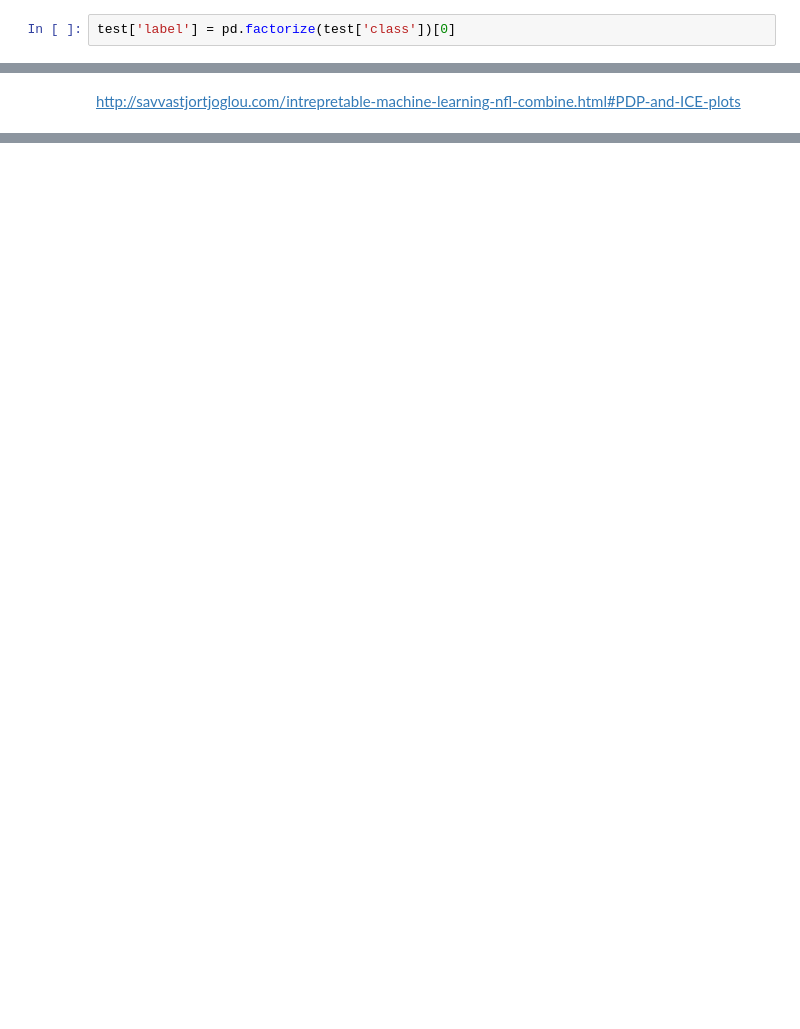
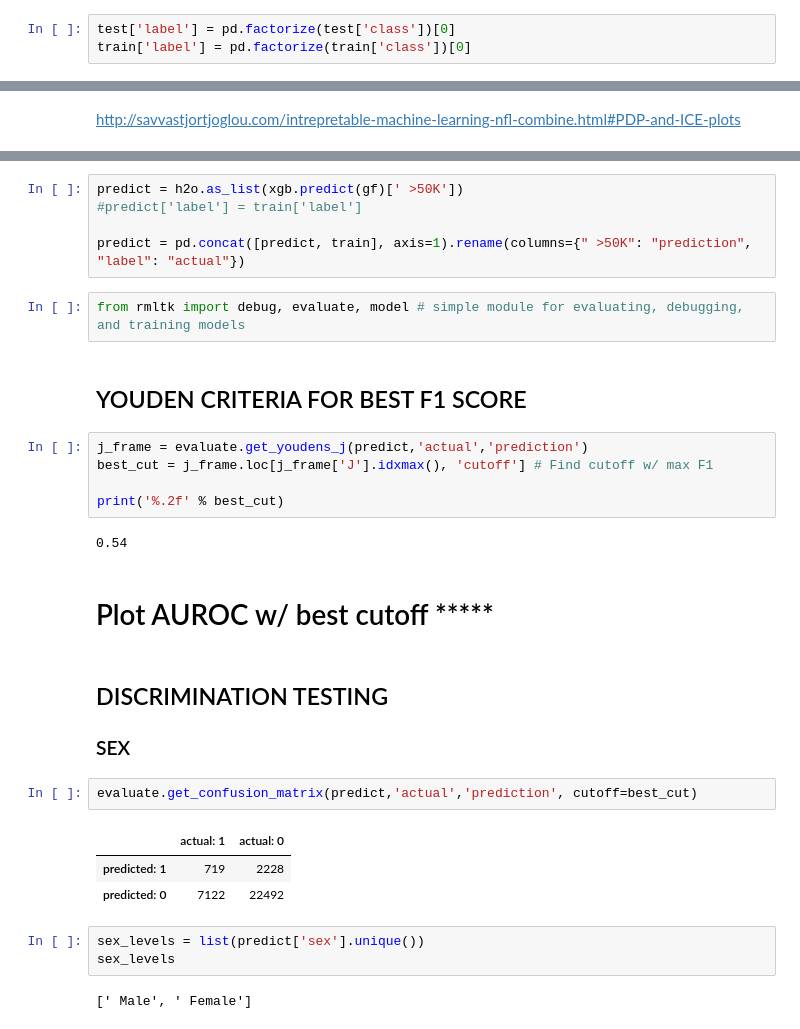
Before and after one commit to avecsally/Discover_Discriminatory_Bias_in_High_Accuracy_Models_Embedded_in_Machine_Learning_Algorithms, a Jupyter notebook: paper.ipynb, the cells around one changed output, grey strips where cells are left out. Drawn from its saved outputs; the diff is of its cells as text; blank space fills up the shorter version.

```diff
--- a/paper.ipynb
+++ b/paper.ipynb
@@ -790,6 +798,7 @@ Give actual class lables:
 class_dict = {0:'<=50K', 1:'>50K'}
 # %%
 test['label'] = pd.factorize(test['class'])[0]
+train['label'] = pd.factorize(train['class'])[0]
 # %%
 predictions['actual']=test['label']
 # %%
@@ -1008,0 +859,33 @@ http://savvastjortjoglou.com/intrepretable-machine-learning-nfl-combine.html#PDP
+# %%
+predict = h2o.as_list(xgb.predict(gf)[' >50K'])
+#predict['label'] = train['label']
+
+predict = pd.concat([predict, train], axis=1).rename(columns={" >50K": "prediction", "label": "actual"})
+# %%
+from rmltk import debug, evaluate, model # simple module for evaluating, debugging, and training models
+# %% [markdown]
+## YOUDEN CRITERIA FOR BEST F1 SCORE
+# %%
+j_frame = evaluate.get_youdens_j(predict,'actual','prediction')
+best_cut = j_frame.loc[j_frame['J'].idxmax(), 'cutoff'] # Find cutoff w/ max F1
+
+print('%.2f' % best_cut)
+# %% [output]
+0.54
+# %% [markdown]
+# Plot AUROC w/ best cutoff *****
+# %% [markdown]
+## DISCRIMINATION TESTING
+
+### SEX
+# %%
+evaluate.get_confusion_matrix(predict,'actual','prediction', cutoff=best_cut)
+# %% [output]
+|  | actual: 1 | actual: 0 |
+| predicted: 1 | 719 | 2228 |
+| predicted: 0 | 7122 | 22492 |
+# %%
+sex_levels = list(predict['sex'].unique())
+sex_levels
+# %% [output]
+[' Male', ' Female']
```
Also changed, not shown: parts of 56 cells of this notebook.
